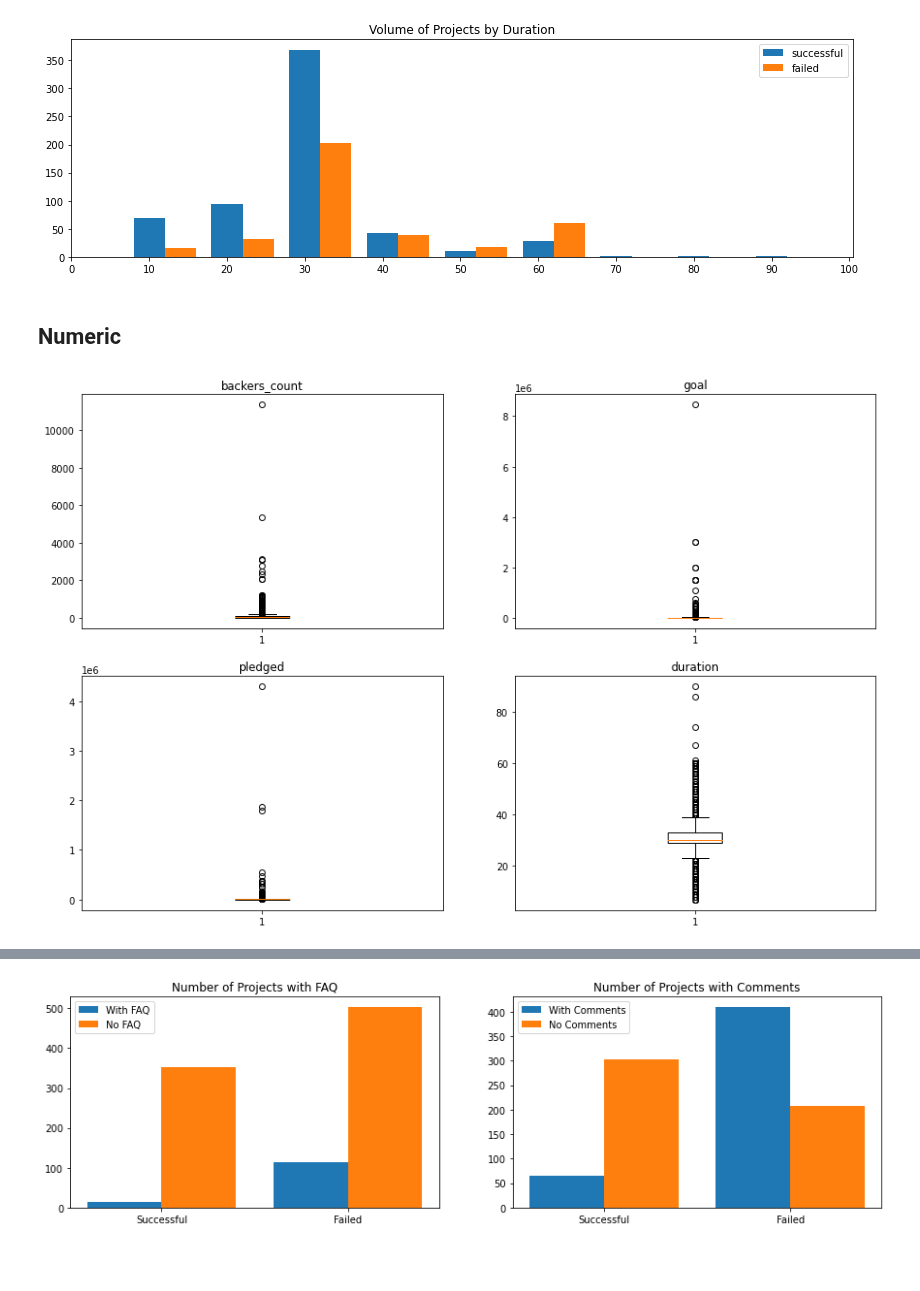
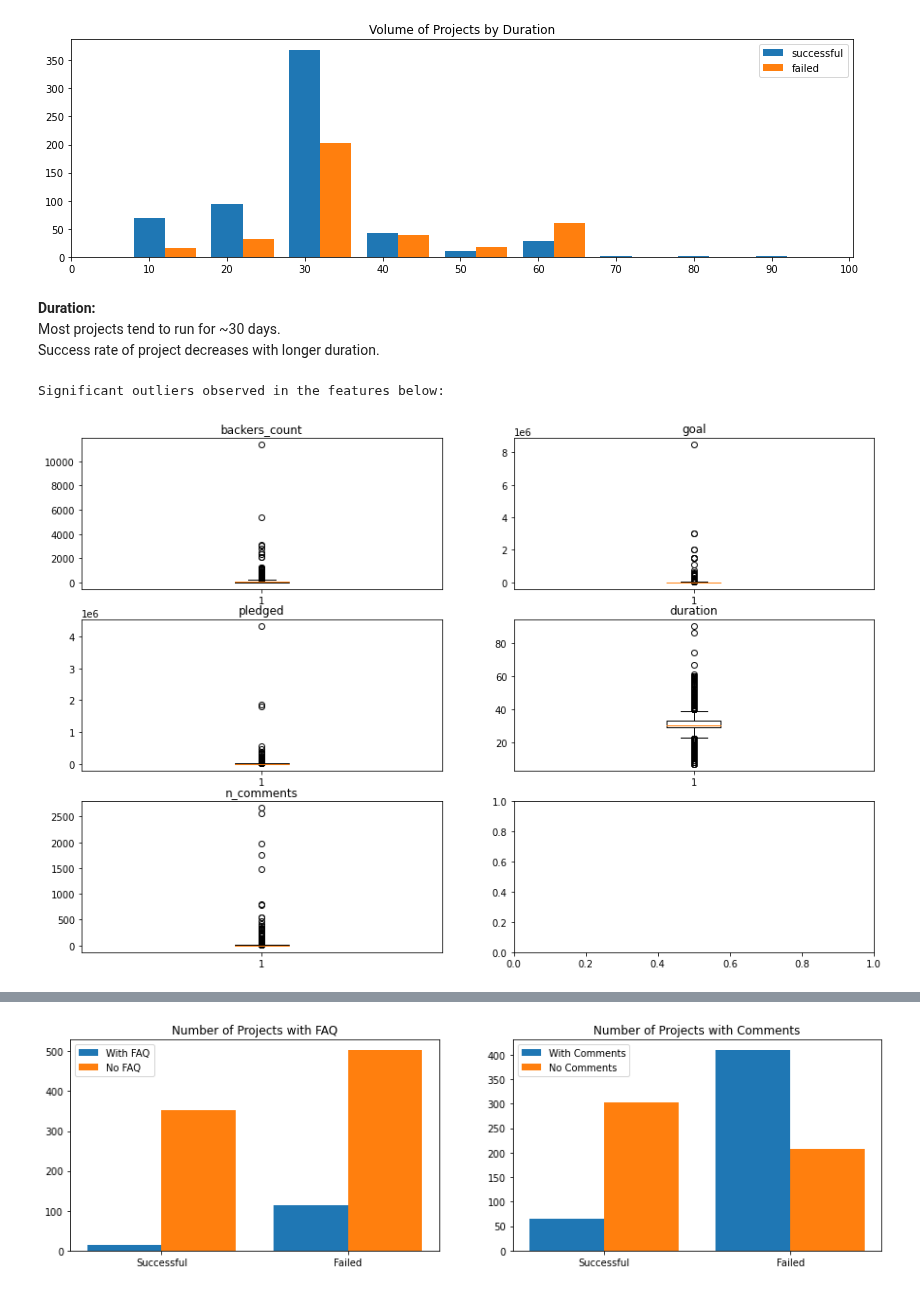
Before and after one commit to chuabern/BT4222_GrpProject, a Jupyter notebook: EDA.ipynb, the cells around one changed output, grey strips where cells are left out. Drawn from its saved outputs; the diff is of its cells as text; code cells hidden in the pictures; blank space fills up the shorter version.

```diff
--- a/EDA.ipynb
+++ b/EDA.ipynb
@@ -142,32 +150,36 @@ plt.xticks(np.arange(0, 110, 10))
 plt.show()
 # %% [output]
 [figure]
-# %% [markdown]
-## Numeric
+# %% [markdown]
+<b> Duration: </b><br>
+Most projects tend to run for ~30 days. <br>
+Success rate of project decreases with longer duration.
 # %%
 # Outlier Detection
-boxplot_features = ['backers_count', 'goal', 'pledged', 'duration']
+boxplot_features = ['backers_count', 'goal', 'pledged', 'duration', 'n_comments']
 
 max_col = 1 # set number of maximum columns in plot
 max_row = 2 # set number of maximum rows in plot
-fig, axs = plt.subplots(max_row, max_col+1, figsize=(15,10))
+fig, axs = plt.subplots(max_row+1, max_col+1, figsize=(15,10))
 
 row = 0 # initialize first row
 col = 0 # initialize first column
 
 for feature in boxplot_features:
     axs[row, col].boxplot(df[feature])
     axs[row, col].set_title(feature)
     if col < max_col:
         col += 1
         continue
     elif col == max_col:
         col = 0 # reset column to 0
         row += 1
 
+print('Significant outliers observed in the features below:')
 plt.show()
 # %% [output]
+Significant outliers observed in the features below:
-[figure, old version]
+[figure, new version]
 # %%
 # Log transformation
 for feature in boxplot_features:
```
Also changed, not shown: parts of 9 cells of this notebook.
